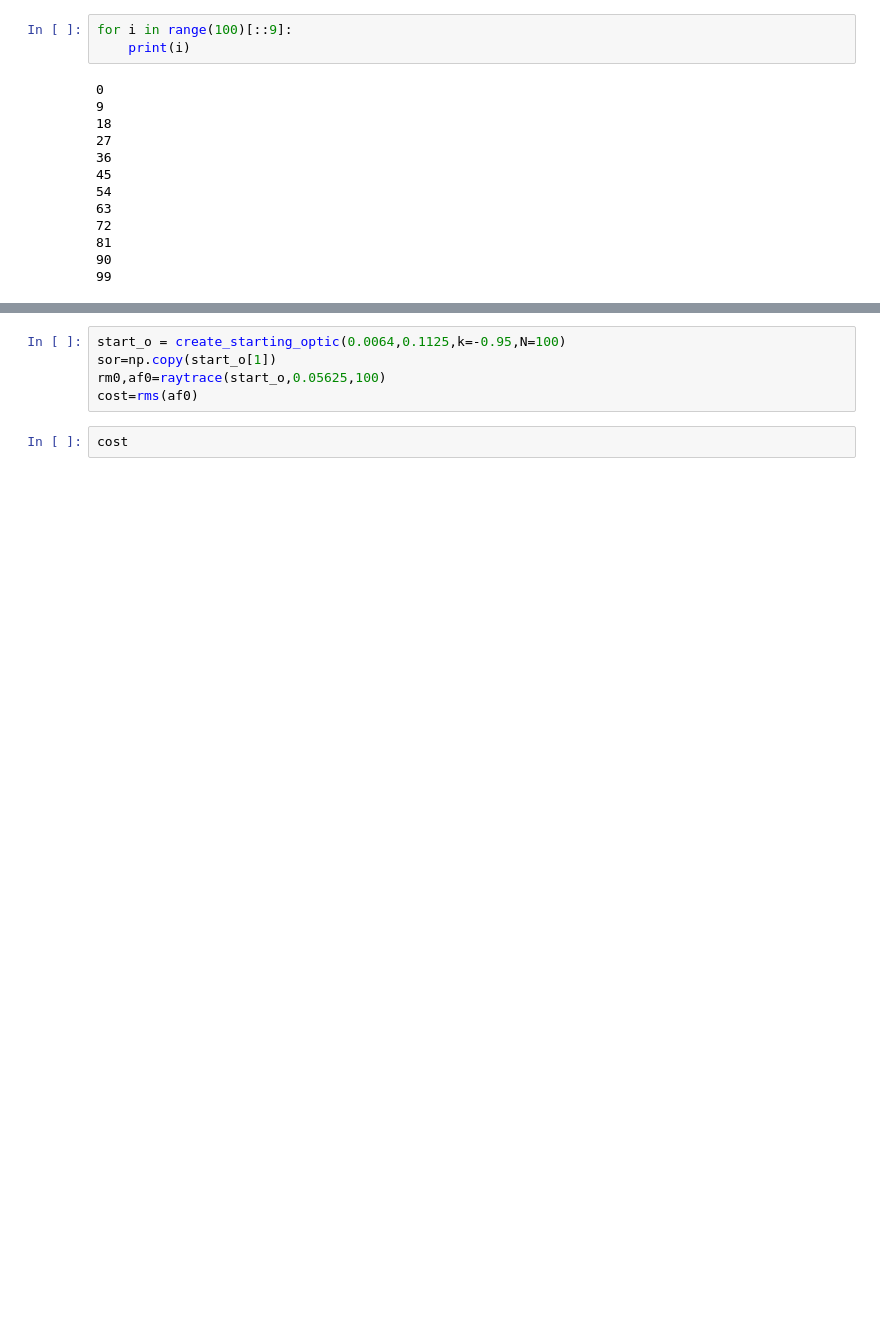
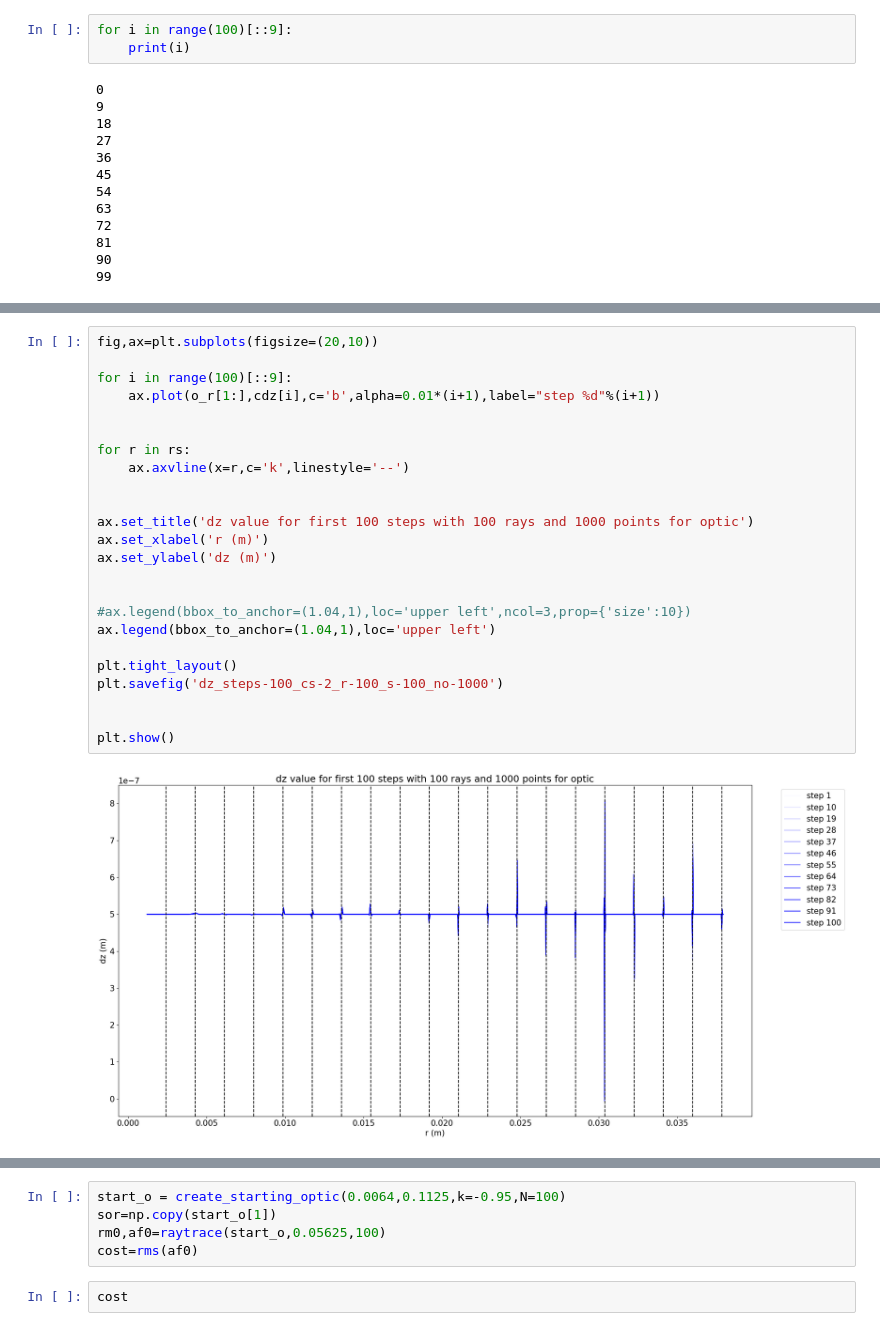
Before and after one commit to km0110/FF_rays, a Jupyter notebook: test_grad.ipynb, the cells around one changed output, grey strips where cells are left out. Drawn from its saved outputs; the diff is of its cells as text; blank space fills up the shorter version.

```diff
--- a/test_grad.ipynb
+++ b/test_grad.ipynb
@@ -194,0 +217,26 @@ for i in range(100)[::9]:
+# %%
+fig,ax=plt.subplots(figsize=(20,10))
+
+for i in range(100)[::9]:
+    ax.plot(o_r[1:],cdz[i],c='b',alpha=0.01*(i+1),label="step %d"%(i+1))
+
+
+for r in rs:
+    ax.axvline(x=r,c='k',linestyle='--')
+
+
+ax.set_title('dz value for first 100 steps with 100 rays and 1000 points for optic')
+ax.set_xlabel('r (m)')
+ax.set_ylabel('dz (m)')
+
+
+#ax.legend(bbox_to_anchor=(1.04,1),loc='upper left',ncol=3,prop={'size':10})
+ax.legend(bbox_to_anchor=(1.04,1),loc='upper left')
+
+plt.tight_layout()
+plt.savefig('dz_steps-100_cs-2_r-100_s-100_no-1000')
+
+
+plt.show()
+# %% [output]
+[figure, added]
```
Also changed, not shown: parts of 7 cells of this notebook, 7 other files.
